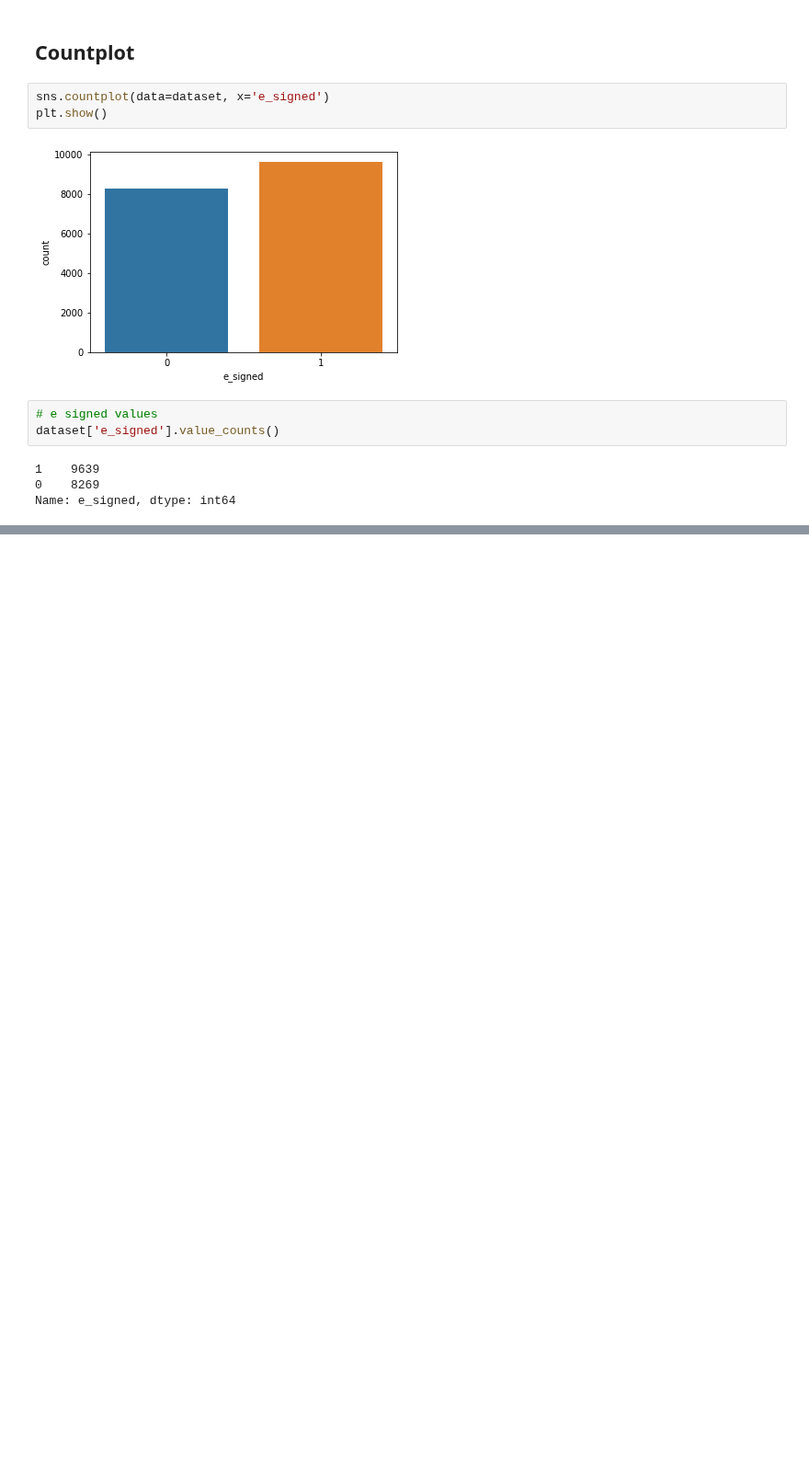
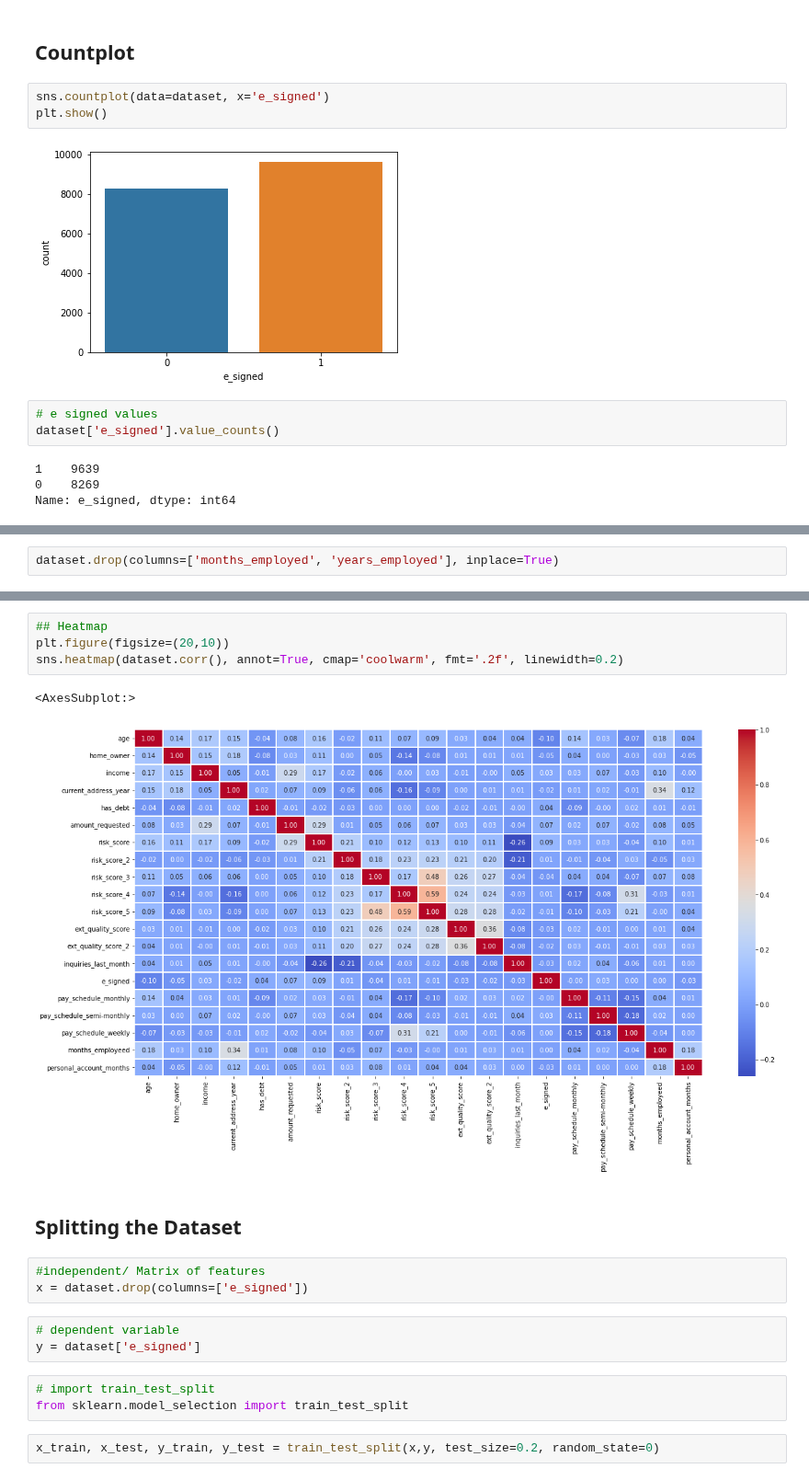
Before and after one commit to Twtamaris/machine_learning, a Jupyter notebook: signing_of_customer/app.ipynb, the cells around one changed output, grey strips where cells are left out. Shown at 92% size. Saved outputs shown, nothing was run; the diff lists cells and outputs as text; blank space fills up the shorter version.

```diff
--- a/signing_of_customer/app.ipynb
+++ b/signing_of_customer/app.ipynb
@@ -137,0 +164,2 @@ Name: e_signed, dtype: int64
+# %%
+dataset.drop(columns=['months_employed', 'years_employed'], inplace=True)
@@ -137,0 +213,20 @@ Name: e_signed, dtype: int64
+# %%
+## Heatmap
+plt.figure(figsize=(20,10))
+sns.heatmap(dataset.corr(), annot=True, cmap='coolwarm', fmt='.2f', linewidth=0.2)
+# %% [output]
+<AxesSubplot:>
+[figure, added]
+# %% [markdown]
+## Splitting the Dataset
+# %%
+#independent/ Matrix of features
+x = dataset.drop(columns=['e_signed'])
+# %%
+# dependent variable
+y = dataset['e_signed']
+# %%
+# import train_test_split
+from sklearn.model_selection import train_test_split
+# %%
+x_train, x_test, y_train, y_test = train_test_split(x,y, test_size=0.2, random_state=0)
```
Also changed, not shown: parts of 46 cells of this notebook.
